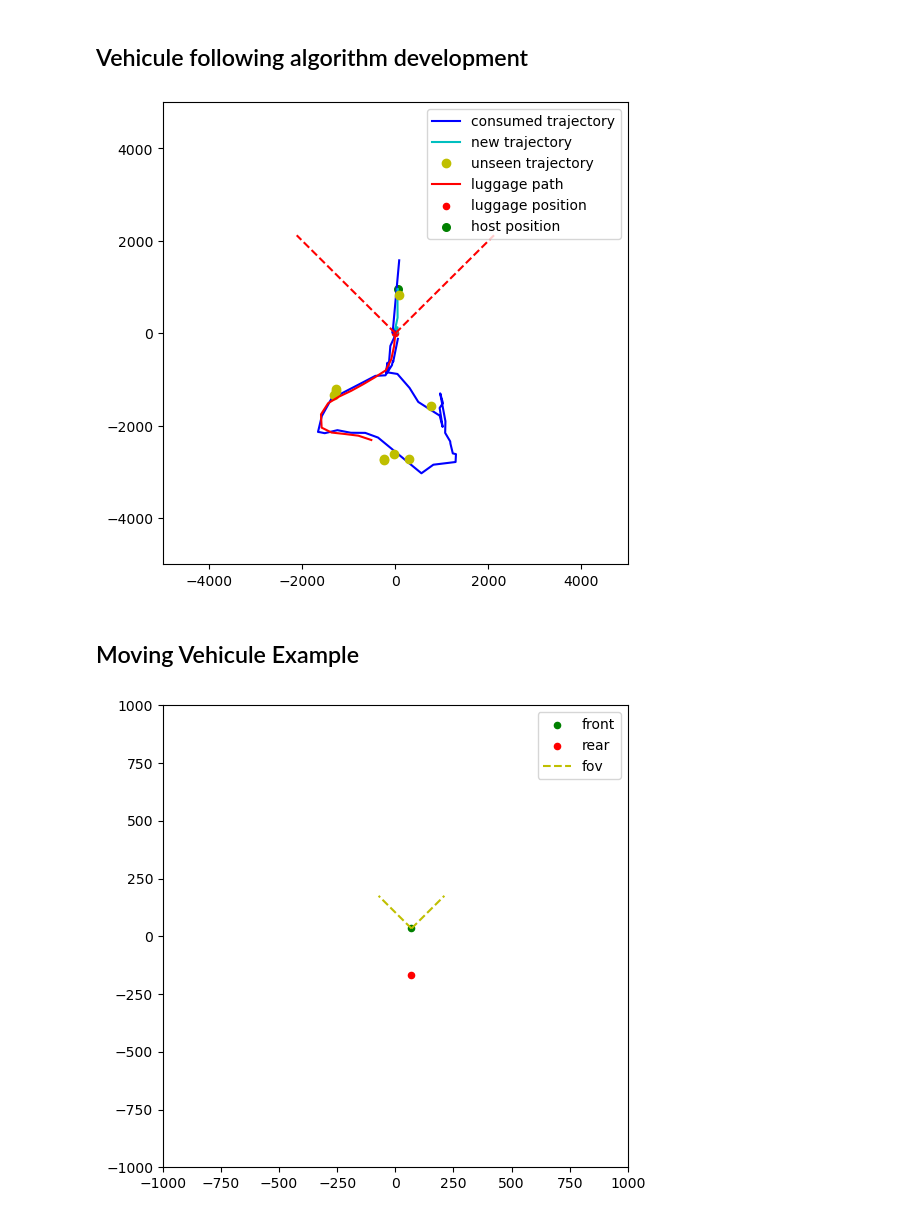
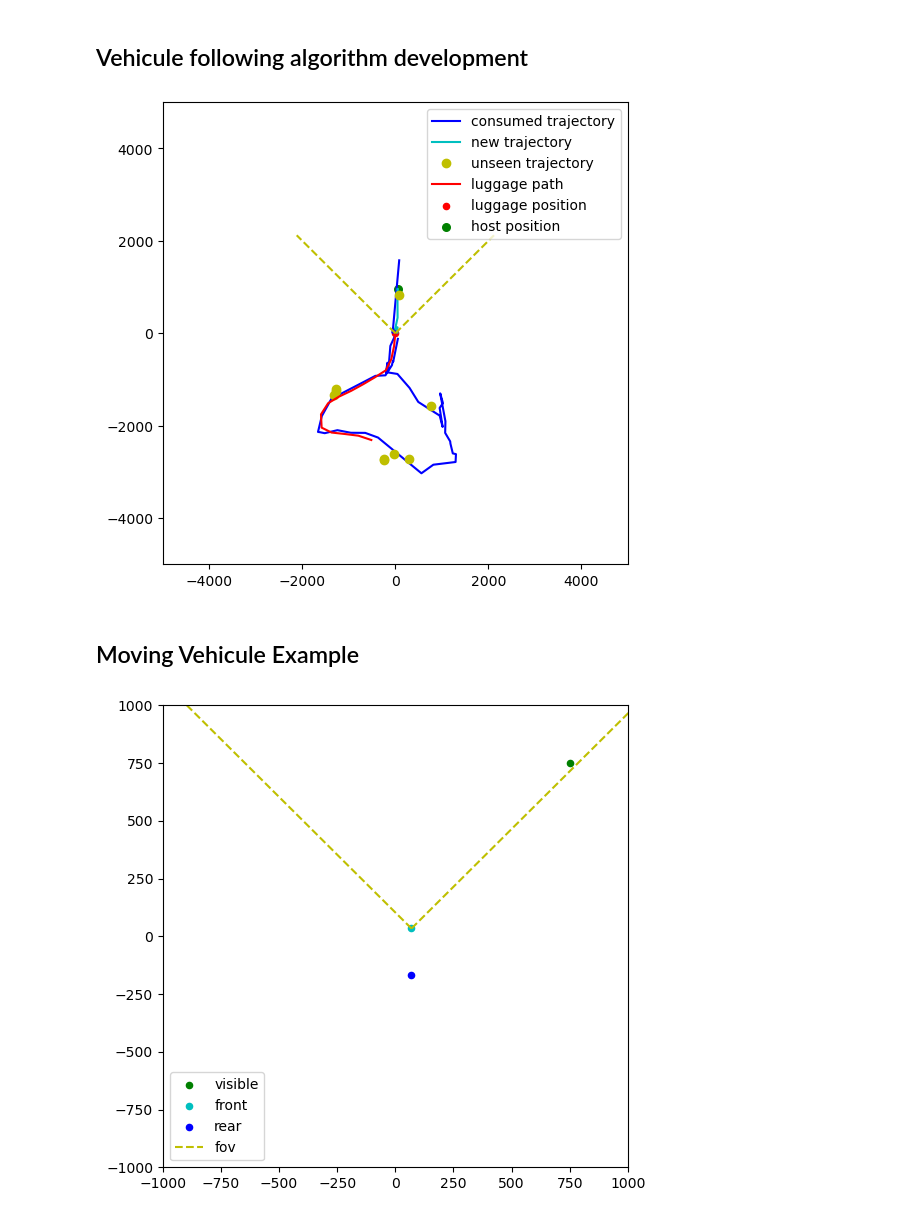
Before and after one commit to comtois-etienne/CSIE5047_Smart_Luggage, a Jupyter notebook: notebook.ipynb, the cells around one changed output. Saved outputs shown, nothing was run; the diff lists cells and outputs as text; code cells hidden in the pictures.

```diff
--- a/notebook.ipynb
+++ b/notebook.ipynb
@@ -173,6 +173,16 @@ class Point:
         ax.plot([self.y, pt_l.y], [self.x, pt_l.x], color=color, linestyle=linestyle, label=label)
         ax.plot([self.y, pt_r.y], [self.x, pt_r.x], color=color, linestyle=linestyle)
 
+    def is_seen(self, viewer, fov=60):
+        angle_to_point = viewer.angle(self)
+        hfov = fov / 2
+        lower_bound = (viewer.a - hfov) % 360
+        upper_bound = (viewer.a + hfov) % 360
+        if lower_bound < upper_bound:
+            return lower_bound <= angle_to_point <= upper_bound
+        else:
+            return angle_to_point >= lower_bound or angle_to_point <= upper_bound
+
     @staticmethod
     def origin():
         return Point()
@@ -198,7 +208,7 @@ ref_points = [
 ]
 # %%
 class Vehicle:
-    def __init__(self, max_turn_angle, axle_len, max_speed, center=Point()):
+    def __init__(self, max_turn_angle, axle_len, max_speed, fov=90, center=Point()):
         self.max_turn_angle = np.radians(max_turn_angle)
         self.axle_len = axle_len
         self.max_speed = max_speed
@@ -206,8 +216,9 @@ class Vehicle:
         self.speed = 0
         self.wheel_angle = 0  # Radians
         self.north_angle = 0  # Radians
+        self.fov = fov
 
-        self.center = center
+        self.center = center # the origin should be at the camera position
         self.update_axle_positions()
 
     def set_speed(self, speed):
@@ -250,4 +261,9 @@ class Vehicle:
 
     def get_positions(self):
         return self.rear, self.front, self.center, self.north_angle
+
+    def get_front(self):
+        front = self.front.copy()
+        front.a = np.degrees(self.north_angle)
+        return front
 # %%
@@ -801,7 +813,7 @@ for i in range(len(s_data['x']) + 5):
     path_rot = path_rot.iloc[-path_trail_len:]
     ax.plot(path_rot['y'], path_rot['x'], color='r', label='luggage path')
     luggage.scatter(ax, color='r', size=20, label='luggage position')
-    luggage.plot(ax, color='r', fov=hhfov*2, fov_len=3000)
+    luggage.plot(ax, color='y', fov=hhfov*2, fov_len=3000)
 
     # plot human position
     human.scatter(ax, color='g', size=30, label='host position')
@@ -817,7 +829,7 @@ for i in range(len(s_data['x']) + 5):
     if is_out or distance > follow_distance or (distance > sharp_distance and abs(angle) > follow_angle):
         position, index, ratio = move(position, marching_rate)
 # %% [output]
-[figure, old version]
+[figure, new version]
 # %% [markdown]
 ## Moving Vehicule Example
 # %%
@@ -827,42 +839,48 @@ speed, wheel_angle = 100, 0
 # set_speed(speed) in mm/s
 # set_wheel_angle(angle) in degrees
 # update_position(time) in seconds
+pt = Point(750, 750)
 
 for i in range(42):
 
     if i >= 2:
         wheel_angle = 30
 
     if i >= 22:
         wheel_angle = -30
 
     vehicle.set_speed(speed)
     vehicle.set_wheel_angle(wheel_angle)
     vehicle.update_position(1)
 
     clear_output(wait=True)
 
     # plot properties
     fig, ax = plt.subplots()
     ax.set_ylim([-1000, 1000])
     ax.set_xlim([-1000, 1000])
     fig.set_figheight(6)
     fig.set_figwidth(6)
 
-    vehicle.front.scatter(ax, color='g', size=20, label='front')
-    vehicle.rear.scatter(ax, color='r', size=20, label='rear')
+    if pt.is_seen(vehicle.get_front(), fov=vehicle.fov):
+        pt.scatter(ax, color='g', size=20, label='visible')
+    else:
+        pt.scatter(ax, color='r', size=20, label='not visible')
+
+    vehicle.front.scatter(ax, color='c', size=20, label='front')
+    vehicle.rear.scatter(ax, color='b', size=20, label='rear')
     fov = vehicle.front.copy()
-    fov.a = vehicle.rear.angle(vehicle.front)
+    fov.a = np.rad2deg(vehicle.north_angle)
+    # black line from rear to front
 
     # plot line from rear to front
-    # ax.plot([vehicle.rear.y, vehicle.front.y], [vehicle.rear.x, vehicle.front.x], color='k')
-    fov.plot(ax, color='y', fov=90, fov_len=200, linestyle='--', label='fov')
+    fov.plot(ax, color='y', fov=90, fov_len=2000, linestyle='--', label='fov')
 
     ax.legend()
     plt.show()
-    plt.pause(0.1)
+    plt.pause(0.05)
 # %% [output]
-[figure, old version]
+[figure, new version]
 # %%
 vehicle = Vehicle(max_turn_angle=30, axle_len=200, max_speed=2000, center=Point(0, 0))
 
```
Also changed, not shown: parts of 1 cell of this notebook.
